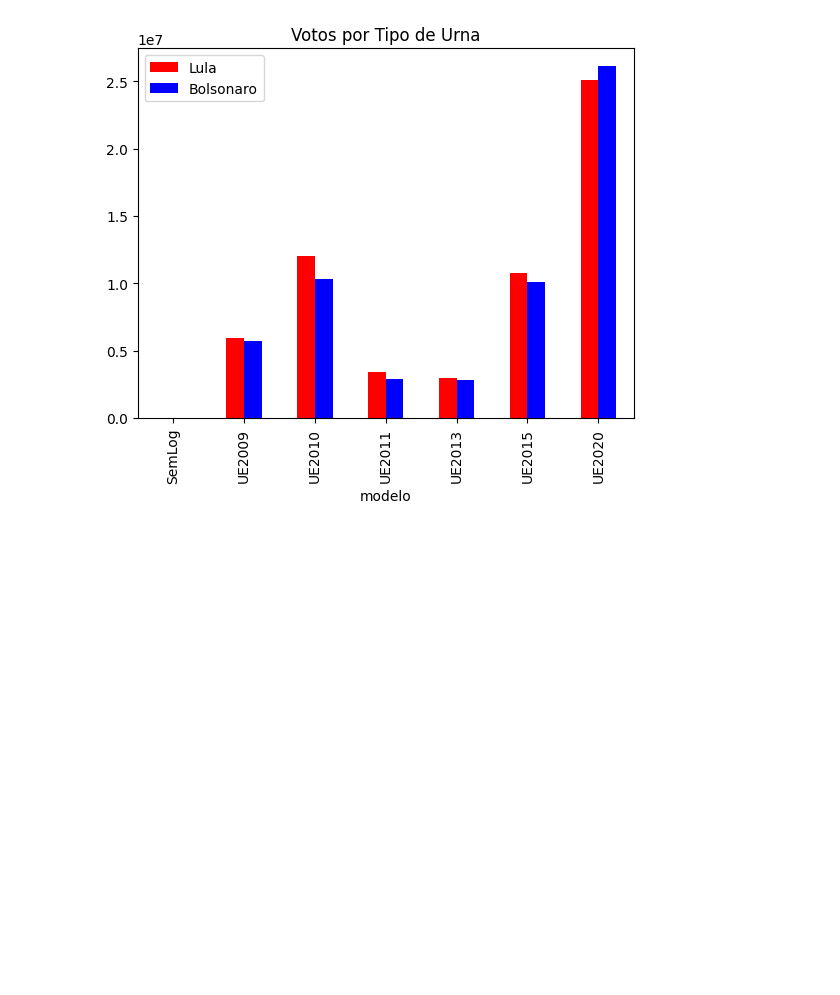
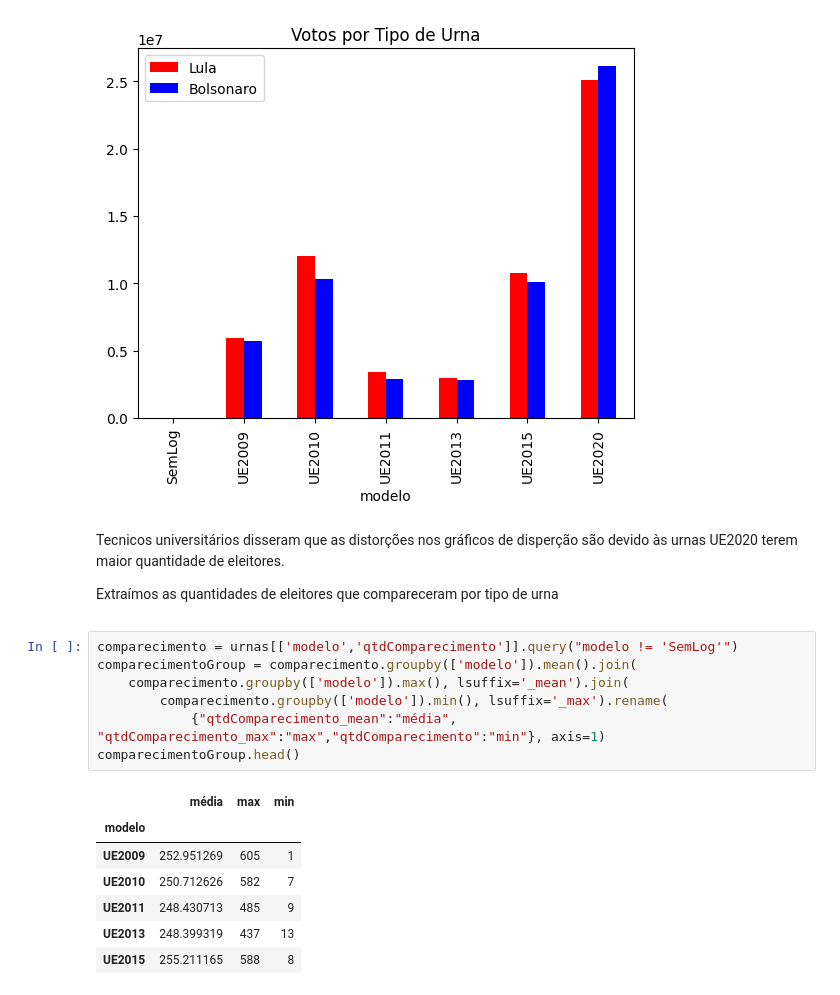
Before and after one commit to NinoCoelho/process_tse_logjez, a Jupyter notebook: auditoriaEleicoes.ipynb, the cells around one changed output. Cells and saved outputs as stored; diff of their text form; blank space fills up the shorter version.

```diff
--- a/auditoriaEleicoes.ipynb
+++ b/auditoriaEleicoes.ipynb
@@ -232,3 +232,20 @@ votosPresidente[['UF','modelo','Lula','Bolsonaro']].groupby(['modelo']).sum(nume
 # %% [output]
 Text(0.5, 1.0, 'Votos por Tipo de Urna')
 [figure]
+# %% [markdown]
+Tecnicos universitários disseram que as distorções nos gráficos de disperção são devido às urnas UE2020 terem maior quantidade de eleitores.<p>Extraímos as quantidades de eleitores que compareceram por tipo de urna
+# %%
+comparecimento = urnas[['modelo','qtdComparecimento']].query("modelo != 'SemLog'")
+comparecimentoGroup = comparecimento.groupby(['modelo']).mean().join(
+    comparecimento.groupby(['modelo']).max(), lsuffix='_mean').join(
+        comparecimento.groupby(['modelo']).min(), lsuffix='_max').rename(
+            {"qtdComparecimento_mean":"média", "qtdComparecimento_max":"max","qtdComparecimento":"min"}, axis=1)
+comparecimentoGroup.head()
+# %% [output]
+|  | média | max | min |
+| modelo |  |  |  |
+| UE2009 | 252.951269 | 605 | 1 |
+| UE2010 | 250.712626 | 582 | 7 |
+| UE2011 | 248.430713 | 485 | 9 |
+| UE2013 | 248.399319 | 437 | 13 |
+| UE2015 | 255.211165 | 588 | 8 |
```
Also changed, not shown: parts of 4 cells of this notebook, 1 other file.
